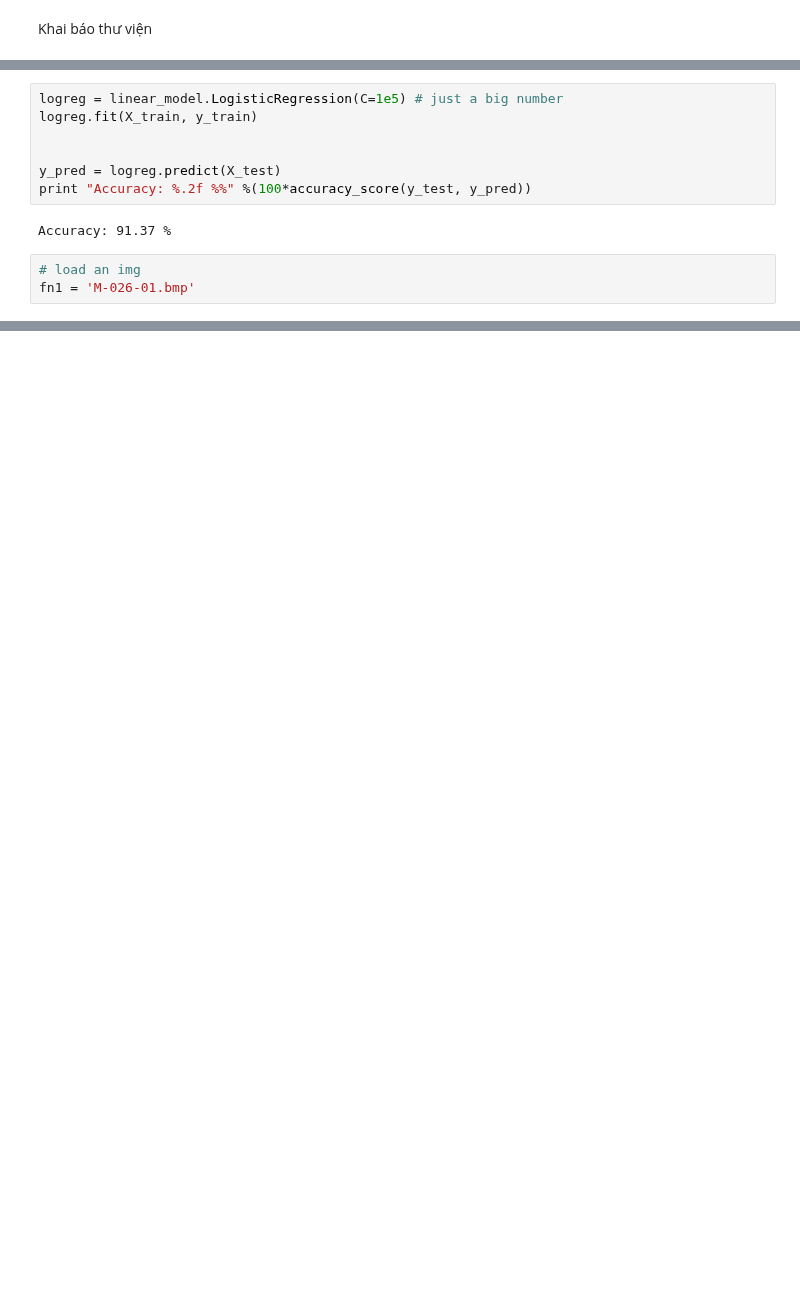
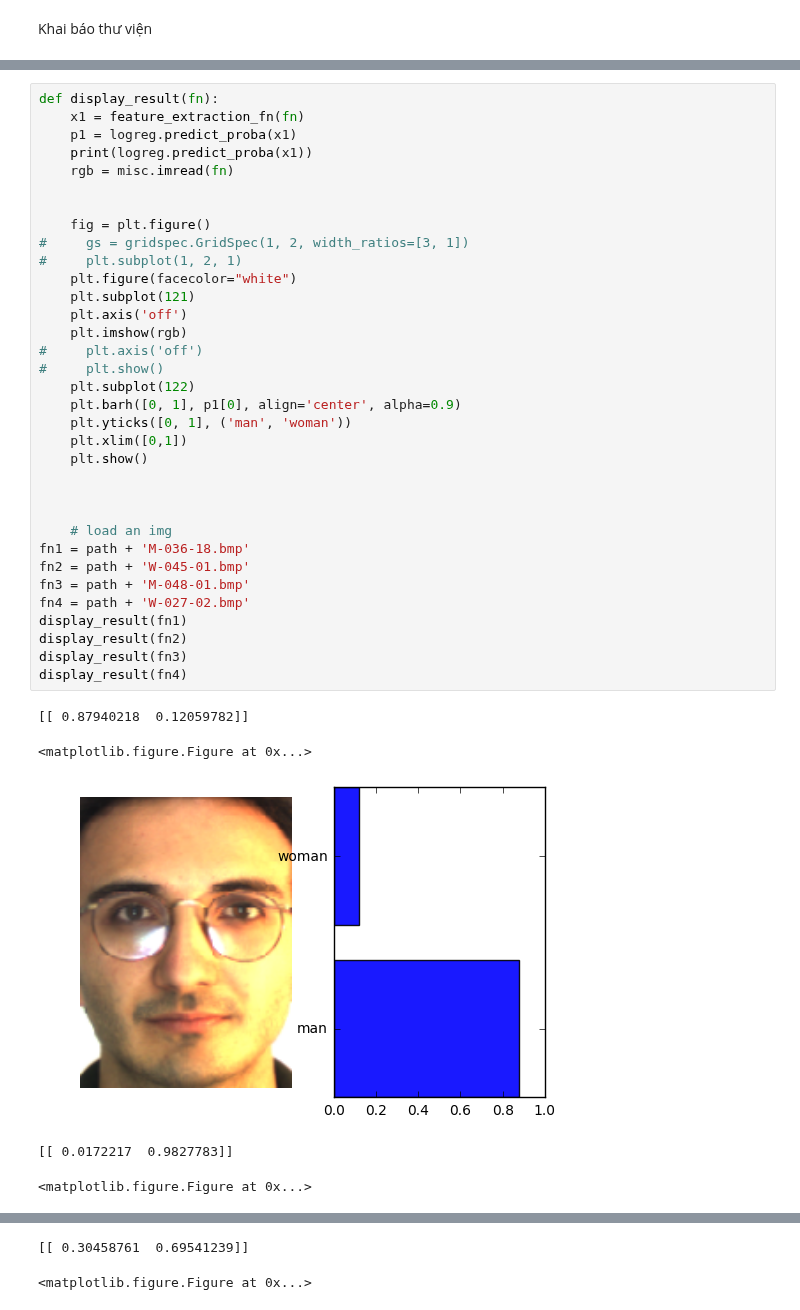
Before and after one commit to tiepvupsu/tiepvupsu.github.io, a Jupyter notebook: assets/LogReg2/ARGender.ipynb, the cells around one changed output, grey strips where cells are left out. Drawn from its saved outputs; the diff is of its cells as text; blank space fills up the shorter version.

```diff
--- a/assets/LogReg2/ARGender.ipynb
+++ b/assets/LogReg2/ARGender.ipynb
@@ -71,12 +119,40 @@ def build_data_matrix(img_ids, view_ids):
-# %%
-logreg = linear_model.LogisticRegression(C=1e5) # just a big number
-logreg.fit(X_train, y_train)
-
-
-y_pred = logreg.predict(X_test)
-print "Accuracy: %.2f %%" %(100*accuracy_score(y_test, y_pred))
-# %% [output]
-Accuracy: 91.37 %
-# %%
-# load an img
-fn1 = 'M-026-01.bmp'
+# %%
+def display_result(fn):
+    x1 = feature_extraction_fn(fn)
+    p1 = logreg.predict_proba(x1)
+    print(logreg.predict_proba(x1))
+    rgb = misc.imread(fn)
+
+
+    fig = plt.figure()
+#     gs = gridspec.GridSpec(1, 2, width_ratios=[3, 1])
+#     plt.subplot(1, 2, 1)
+    plt.figure(facecolor="white")
+    plt.subplot(121)
+    plt.axis('off')
+    plt.imshow(rgb)
+#     plt.axis('off')
+#     plt.show()
+    plt.subplot(122)
+    plt.barh([0, 1], p1[0], align='center', alpha=0.9)
+    plt.yticks([0, 1], ('man', 'woman'))
+    plt.xlim([0,1])
+    plt.show()
+
+
+
+    # load an img
+fn1 = path + 'M-036-18.bmp'
+fn2 = path + 'W-045-01.bmp'
+fn3 = path + 'M-048-01.bmp'
+fn4 = path + 'W-027-02.bmp'
+display_result(fn1)
+display_result(fn2)
+display_result(fn3)
+display_result(fn4)
+# %% [output]
+[[ 0.87940218  0.12059782]]
+<matplotlib.figure.Figure at 0x...>
+[figure, added]
+[[ 0.0172217  0.9827783]]
+<matplotlib.figure.Figure at 0x...>
@@ -82,0 +160,2 @@ fn1 = 'M-026-01.bmp'
+[[ 0.30458761  0.69541239]]
+<matplotlib.figure.Figure at 0x...>
```
Also changed, not shown: parts of 4 cells of this notebook, 11 other files.
